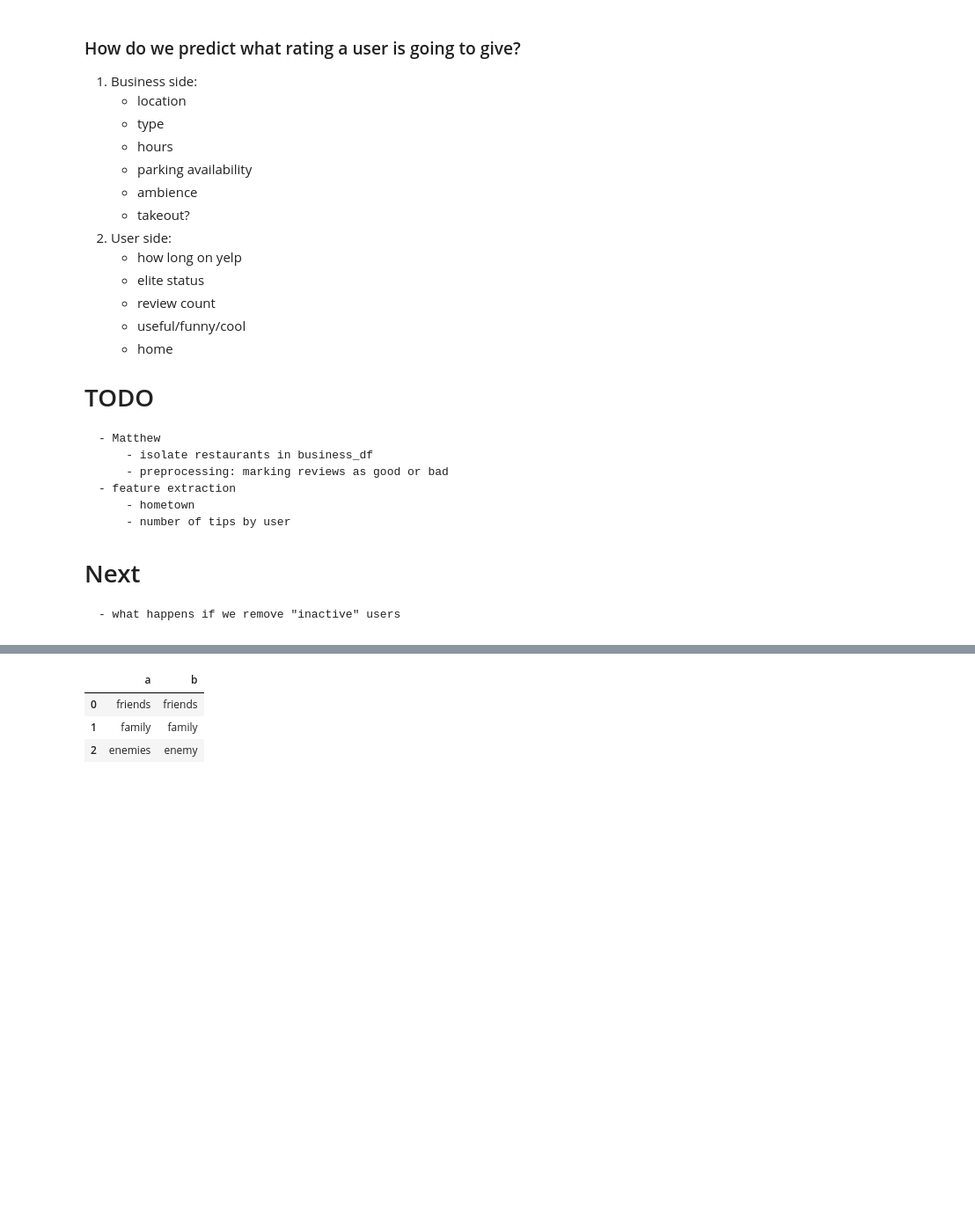
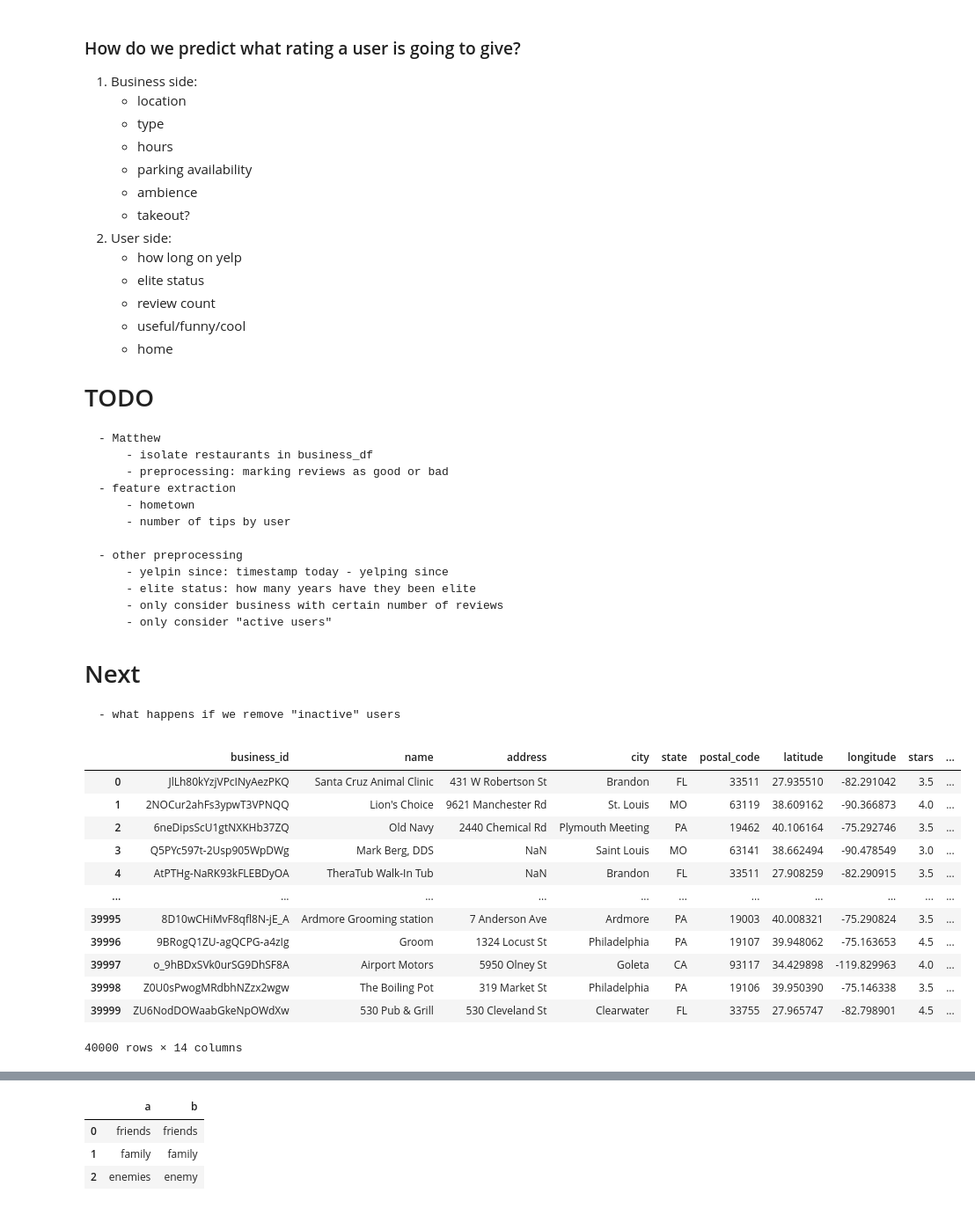
Before and after one commit to jessecho516/CS-334-Final-Project, a Jupyter notebook: fp_q1.ipynb, the cells around one changed output, grey strips where cells are left out. Shown: that part at 88% size. Drawn from its saved outputs; the diff is of its cells as text; code cells hidden in the pictures; blank space fills up the shorter version.

```diff
--- a/fp_q1.ipynb
+++ b/fp_q1.ipynb
@@ -26,6 +26,12 @@ import json
         - hometown
         - number of tips by user
 
+    - other preprocessing
+        - yelpin since: timestamp today - yelping since
+        - elite status: how many years have they been elite
+        - only consider business with certain number of reviews
+        - only consider "active users"
+
 # Next
     - what happens if we remove "inactive" users
 # %%
@@ -34,6 +40,22 @@ checkin_df = pd.read_csv("sample_checkin.csv")
 review_df = pd.read_csv("sample_review.csv")
 tip_df = pd.read_csv("sample_tip.csv")
 user_df = pd.read_csv("sample_user.csv")
+# %%
+business_df
+# %% [output]
+|  | business_id | name | address | city | state | postal_code | latitude | longitude | stars | ... |
+| 0 | JlLh80kYzjVPcINyAezPKQ | Santa Cruz Animal Clinic | 431 W Robertson St | Brandon | FL | 33511 | 27.935510 | -82.291042 | 3.5 | ... |
+| 1 | 2NOCur2ahFs3ypwT3VPNQQ | Lion's Choice | 9621 Manchester Rd | St. Louis | MO | 63119 | 38.609162 | -90.366873 | 4.0 | ... |
+| 2 | 6neDipsScU1gtNXKHb37ZQ | Old Navy | 2440 Chemical Rd | Plymouth Meeting | PA | 19462 | 40.106164 | -75.292746 | 3.5 | ... |
+| 3 | Q5PYc597t-2Usp905WpDWg | Mark Berg, DDS | NaN | Saint Louis | MO | 63141 | 38.662494 | -90.478549 | 3.0 | ... |
+| 4 | AtPTHg-NaRK93kFLEBDyOA | TheraTub Walk-In Tub | NaN | Brandon | FL | 33511 | 27.908259 | -82.290915 | 3.5 | ... |
+| ... | ... | ... | ... | ... | ... | ... | ... | ... | ... | ... |
+| 39995 | 8D10wCHiMvF8qfl8N-jE_A | Ardmore Grooming station | 7 Anderson Ave | Ardmore | PA | 19003 | 40.008321 | -75.290824 | 3.5 | ... |
+| 39996 | 9BRogQ1ZU-agQCPG-a4zIg | Groom | 1324 Locust St | Philadelphia | PA | 19107 | 39.948062 | -75.163653 | 4.5 | ... |
+| 39997 | o_9hBDxSVk0urSG9DhSF8A | Airport Motors | 5950 Olney St | Goleta | CA | 93117 | 34.429898 | -119.829963 | 4.0 | ... |
+| 39998 | Z0U0sPwogMRdbhNZzx2wgw | The Boiling Pot | 319 Market St | Philadelphia | PA | 19106 | 39.950390 | -75.146338 | 3.5 | ... |
+| 39999 | ZU6NodDOWaabGkeNpOWdXw | 530 Pub & Grill | 530 Cleveland St | Clearwater | FL | 33755 | 27.965747 | -82.798901 | 4.5 | ... |
+40000 rows × 14 columns
 # %%
 business_df.drop(columns = 'Unnamed: 0', inplace = True)
 business_loc = business_df.iloc[:, [0,3, 4, 5, 6, 7]]
```
Also changed, not shown: parts of 10 cells of this notebook, 2 other files.
